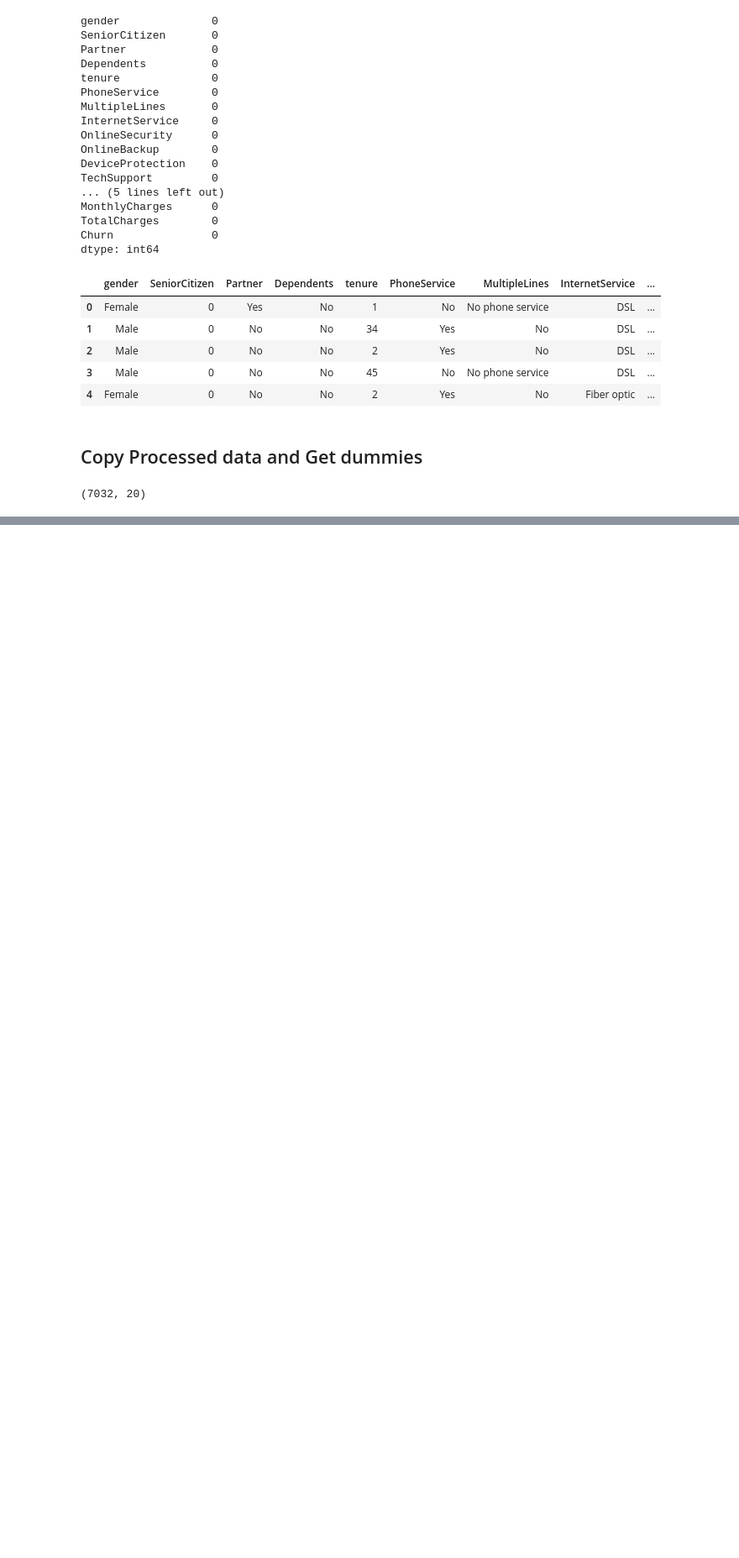
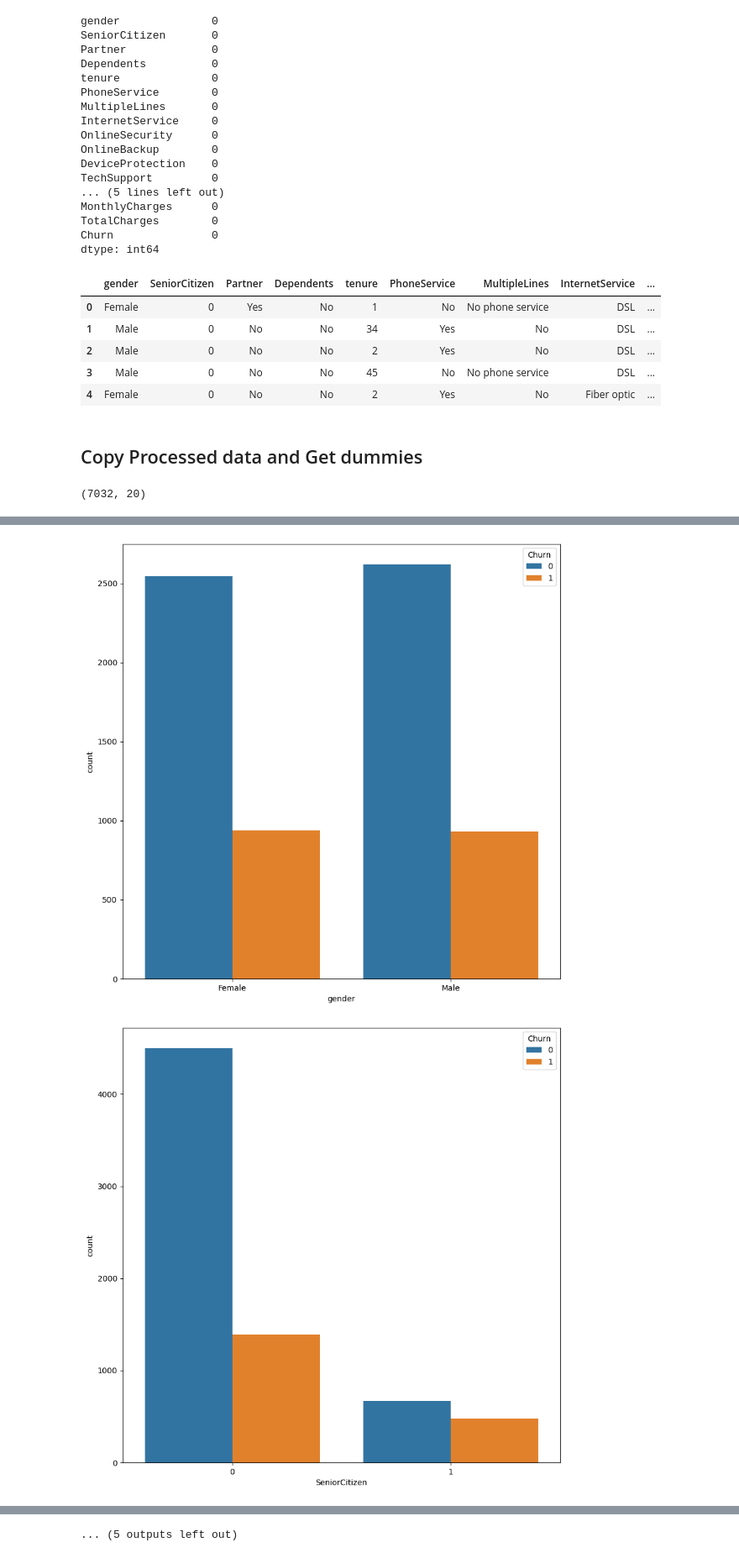
Before and after one commit to jasonssdev/platzi-logistic-regression, a Jupyter notebook: notebooks/02_jss_binomial.ipynb, the cells around one changed output, grey strips where cells are left out. Shown at 84% size. Cells and saved outputs as stored; diff of their text form; code cells hidden in the pictures; blank space fills up the shorter version.

```diff
--- a/notebooks/02_jss_binomial.ipynb
+++ b/notebooks/02_jss_binomial.ipynb
@@ -286,0 +402,8 @@ df_churn_processed.head()
+# %%
+column_cat = df_churn.select_dtypes(include='category').columns
+
+for _ in column_cat:
+    plot_categorial(_)
+# %% [output]
+[figure, added]
+[figure, added]
@@ -286,0 +420 @@ df_churn_processed.head()
+... (5 outputs left out)
```
Also changed, not shown: parts of 38 cells of this notebook.
